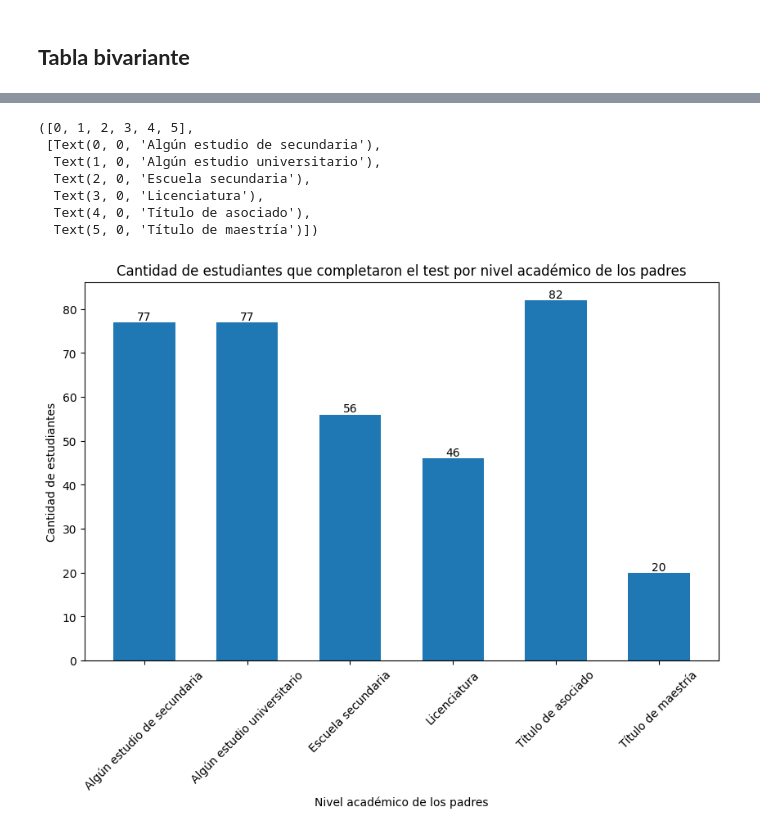
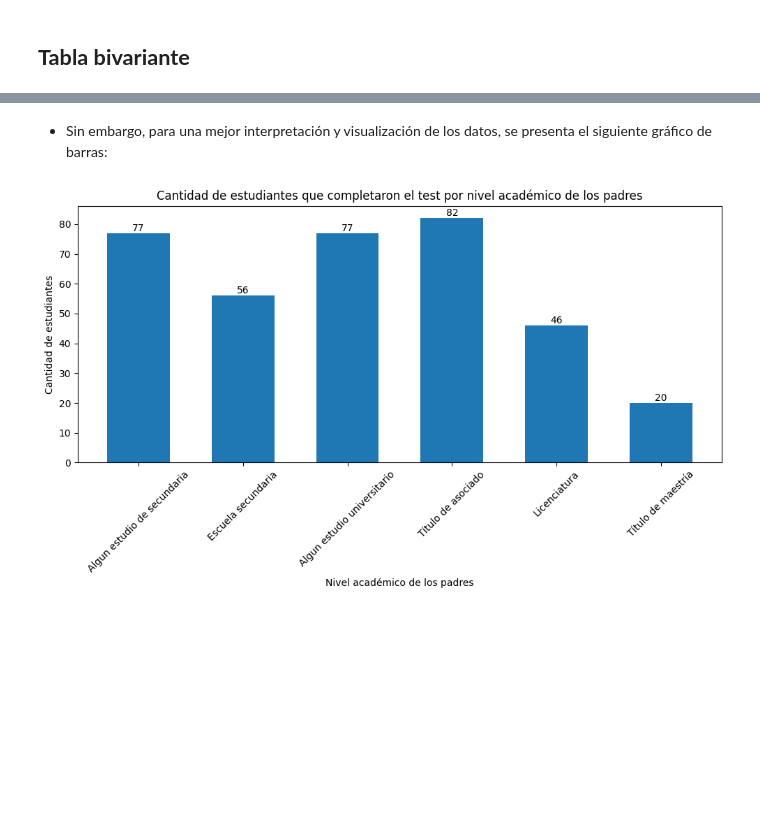
Before and after one commit to Zadquiel-niev/StudentsPerformance-G5-G6-Grupo-5, a Jupyter notebook: jupyter.ipynb, the cells around one changed output, grey strips where cells are left out. Cells and saved outputs as stored; diff of their text form; code cells hidden in the pictures; blank space fills up the shorter version.

Commit message:
Actualización
Agregación de gráficos e interpretaciones.

```diff
--- a/jupyter.ipynb
+++ b/jupyter.ipynb
@@ -71,0 +18,20 @@ df.head(5).style
+# %%
+#leer la base de datos en formato csv
+import pandas as pd
+
+pd.set_option('display.notebook_repr_html', True)
+
+def _repr_latex_(self):
+    return "{%s}" % self.to_latex()
+
+pd.DataFrame._repr_latex_ = _repr_latex_
+
+csv = ('https://raw.githubusercontent.com/Rickfer14/StudentsPerformance-G5-G6-Grupo-5/refs/heads/main/Rendi'
+'miento%20de%20los%20estudiantes%20de%205to%20y%206to%20grado.csv')
+df = pd.read_csv(csv)
+
+df = df.drop(columns=['Raza', 'Nota en matemáticas', 'Nota en lectura', 'Nota en escritura', 'Nota', 'Género'])
+df['Almuerzo'] = df['Almuerzo'].replace({'Gratis/Reducido': 'Gratis'})
+
+#mostrar primeras 5 filas del csv
+df.head(5)
@@ -115,27 +79,41 @@ dtype: int64
+# %% [markdown]
+- Sin embargo, para una mejor interpretación y visualización de los datos, se presenta el siguiente gráfico de barras:
 # %%
+#filtrar a los estudiantes que solo hayan completado la preparacion
+filtro_curso = df[df['Preparación'] == 'Completada']
+
+#separar en grupos a los estudiantes hayan completado la preparacion
+# por el nivel educativo de los padres
+filtro_curso1 = filtro_curso.groupby('Nivel educativo de los padres').size()
+
+#niveles educativos ordenados
+filtro_curso1_ordenado = filtro_curso1.reindex([
+    "Algun estudio de secundaria",
+    "Escuela secundaria",
+    "Algun estudio universitario",
+    "Título de asociado",
+    "Licenciatura",
+    "Título de maestría",
+])
+etiquetas = filtro_curso1_ordenado.index
+valores = filtro_curso1_ordenado.values
+
 # --crear grafico
 import matplotlib.pyplot as plt
 
 plt.figure(figsize=(10,6))
-etiquetas = filtro_curso1.index
-valores = filtro_curso1.values
-
 grafico = plt.bar(etiquetas, valores,width=0.6)
-
 plt.bar_label(grafico, labels=valores)
 
+# Añadir etiquetas y título
 plt.title('Cantidad de estudiantes que completaron el '
            'test por nivel académico de los padres')
-
 plt.xlabel('Nivel académico de los padres')
 plt.ylabel('Cantidad de estudiantes')
 plt.xticks(rotation=45)
+
+#Mostrar el grafico
+plt.tight_layout()
+plt.show()
 # %% [output]
-([0, 1, 2, 3, 4, 5],
- [Text(0, 0, 'Algún estudio de secundaria'),
-  Text(1, 0, 'Algún estudio universitario'),
-  Text(2, 0, 'Escuela secundaria'),
-  Text(3, 0, 'Licenciatura'),
-  Text(4, 0, 'Título de asociado'),
-  Text(5, 0, 'Título de maestría')])
-[figure, old version]
+[figure, new version]
```
Also changed, not shown: parts of 18 cells of this notebook.
